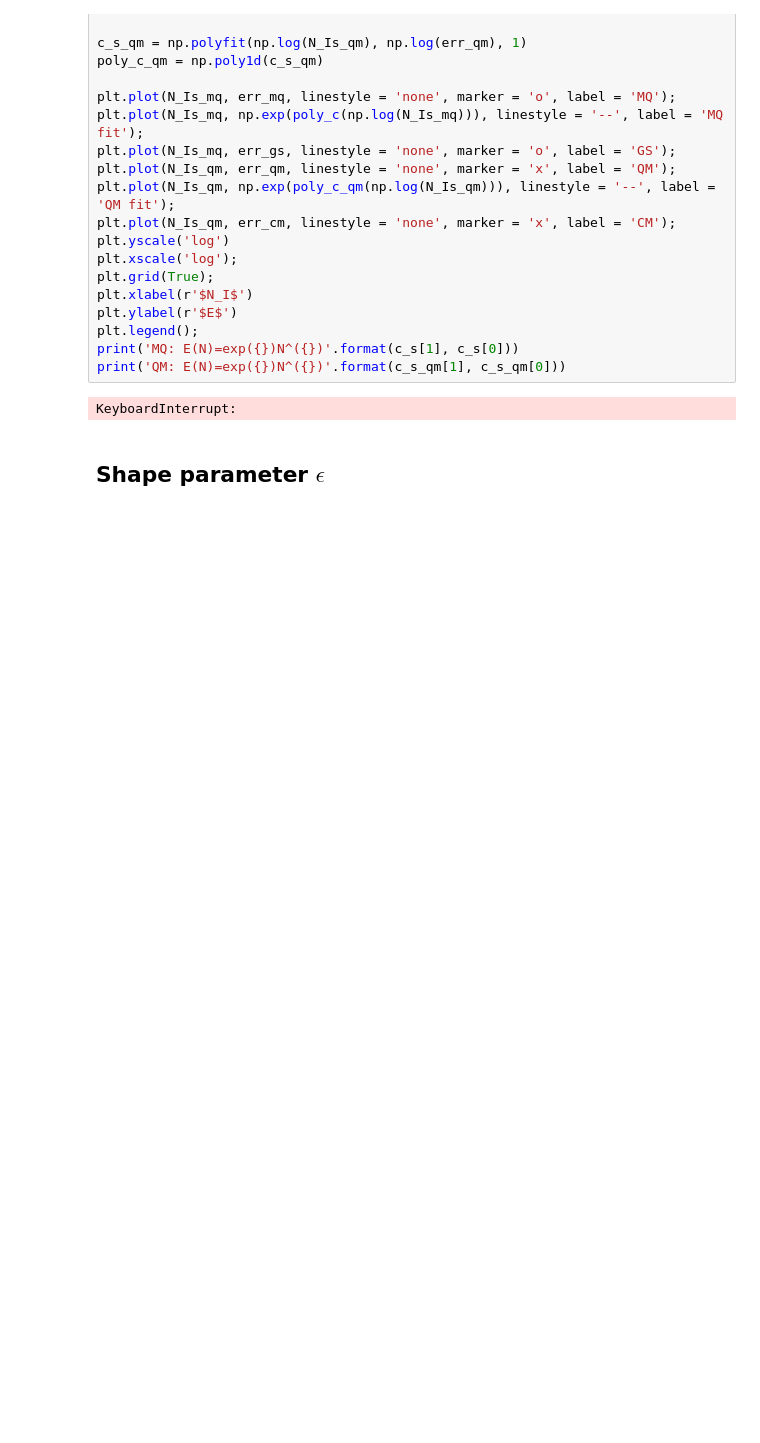
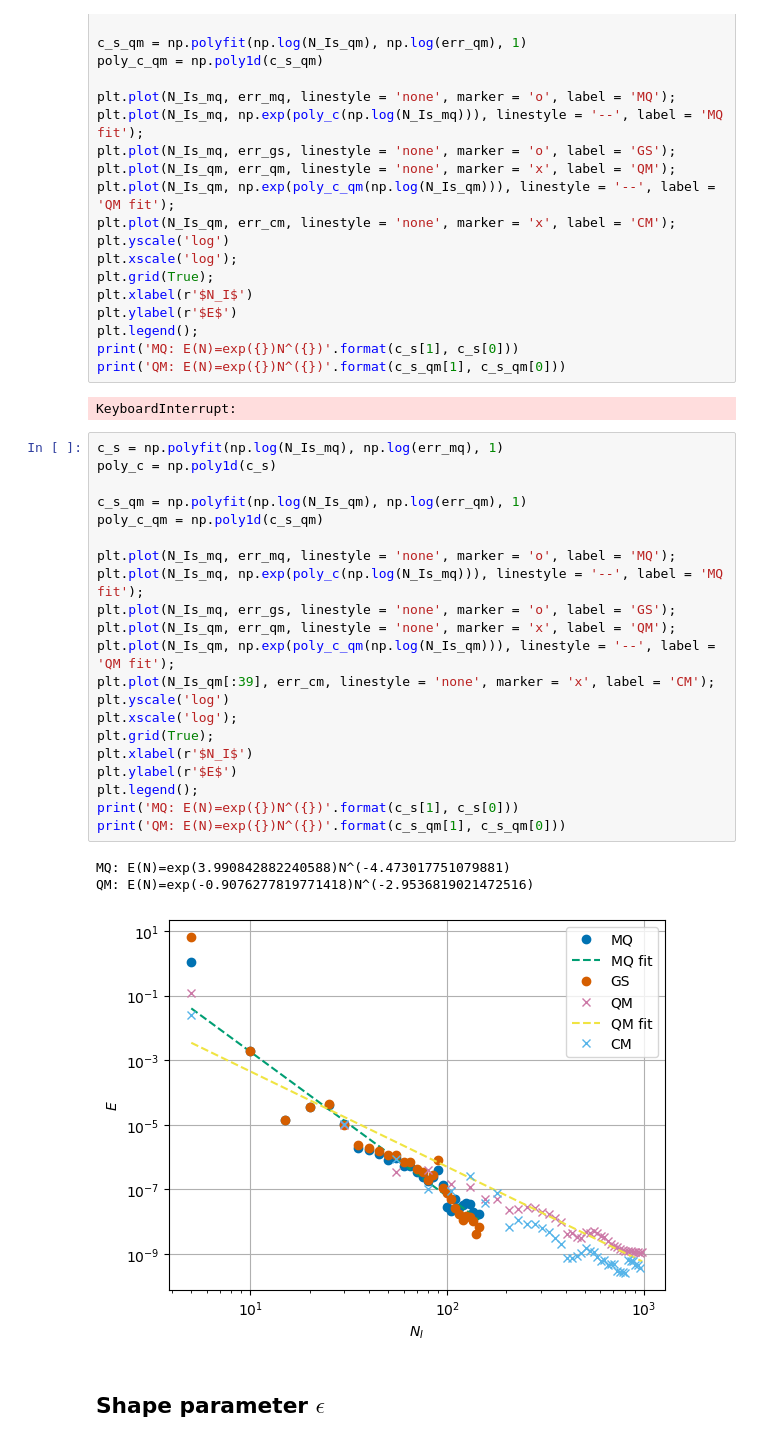
Before and after one commit to maggi0805/MML, a Jupyter notebook: mml_overview.ipynb, the cells around one changed output. Saved outputs shown, nothing was run; the diff lists cells and outputs as text; blank space fills up the shorter version.

```diff
--- a/mml_overview.ipynb
+++ b/mml_overview.ipynb
@@ -1271,6 +1271,31 @@ print('MQ: E(N)=exp({})N^({})'.format(c_s[1], c_s[0]))
 print('QM: E(N)=exp({})N^({})'.format(c_s_qm[1], c_s_qm[0]))
 # %% [output]
 KeyboardInterrupt:
+# %%
+c_s = np.polyfit(np.log(N_Is_mq), np.log(err_mq), 1)
+poly_c = np.poly1d(c_s)
+
+c_s_qm = np.polyfit(np.log(N_Is_qm), np.log(err_qm), 1)
+poly_c_qm = np.poly1d(c_s_qm)
+
+plt.plot(N_Is_mq, err_mq, linestyle = 'none', marker = 'o', label = 'MQ');
+plt.plot(N_Is_mq, np.exp(poly_c(np.log(N_Is_mq))), linestyle = '--', label = 'MQ fit');
+plt.plot(N_Is_mq, err_gs, linestyle = 'none', marker = 'o', label = 'GS');
+plt.plot(N_Is_qm, err_qm, linestyle = 'none', marker = 'x', label = 'QM');
+plt.plot(N_Is_qm, np.exp(poly_c_qm(np.log(N_Is_qm))), linestyle = '--', label = 'QM fit');
+plt.plot(N_Is_qm[:39], err_cm, linestyle = 'none', marker = 'x', label = 'CM');
+plt.yscale('log')
+plt.xscale('log');
+plt.grid(True);
+plt.xlabel(r'$N_I$')
+plt.ylabel(r'$E$')
+plt.legend();
+print('MQ: E(N)=exp({})N^({})'.format(c_s[1], c_s[0]))
+print('QM: E(N)=exp({})N^({})'.format(c_s_qm[1], c_s_qm[0]))
+# %% [output]
+MQ: E(N)=exp(3.990842882240588)N^(-4.473017751079881)
+QM: E(N)=exp(-0.9076277819771418)N^(-2.9536819021472516)
+[figure, added]
 # %% [markdown]
 ## Shape parameter $\epsilon$
 # %% [markdown]
```
Also changed, not shown: parts of 12 cells of this notebook.
